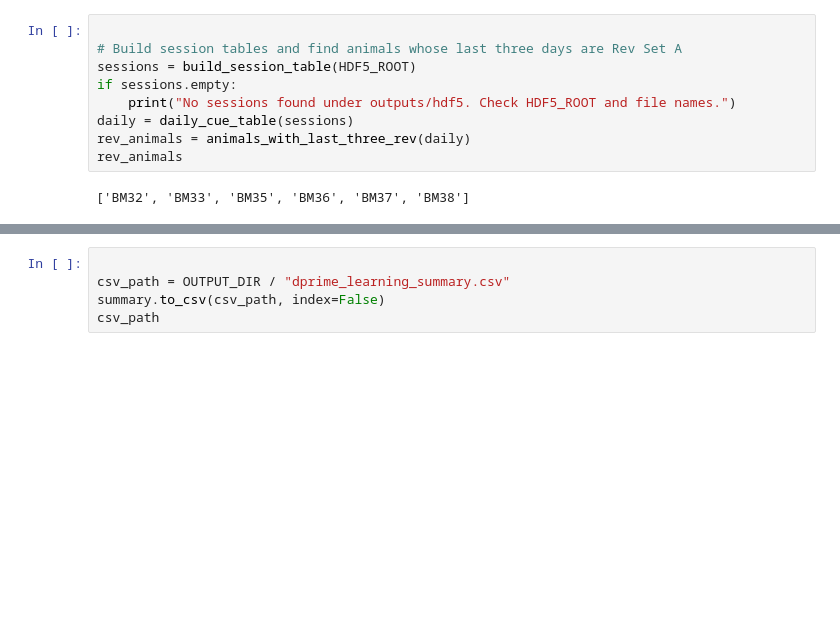
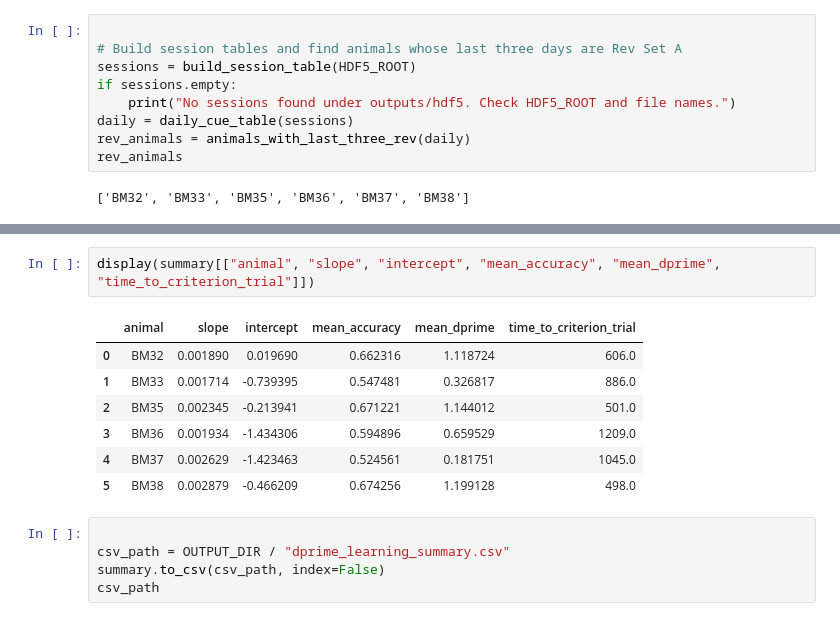
Before and after one commit to boazmohar/DELTA_Behavior, a Jupyter notebook: notebooks/dprime_learning_after_switch.ipynb, the cells around one changed output, grey strips where cells are left out. Saved outputs shown, nothing was run; the diff lists cells and outputs as text; blank space fills up the shorter version.

```diff
--- a/notebooks/dprime_learning_after_switch.ipynb
+++ b/notebooks/dprime_learning_after_switch.ipynb
@@ -278,6 +278,16 @@ summary
 | 3 | BM36 | 2025-09-24 | 2025-09-24, 2025-09-25, 2025-09-26 | 1881 | 1852 | 0.001934 | -1.434306 | 0.594896 | ... |
 | 4 | BM37 | 2025-10-11 | 2025-10-11, 2025-10-12, 2025-10-13 | 1140 | 1111 | 0.002629 | -1.423463 | 0.524561 | ... |
 | 5 | BM38 | 2025-10-11 | 2025-10-11, 2025-10-12, 2025-10-13 | 1142 | 1113 | 0.002879 | -0.466209 | 0.674256 | ... |
+# %%
+display(summary[["animal", "slope", "intercept", "mean_accuracy", "mean_dprime", "time_to_criterion_trial"]])
+# %% [output]
+|  | animal | slope | intercept | mean_accuracy | mean_dprime | time_to_criterion_trial |
+| 0 | BM32 | 0.001890 | 0.019690 | 0.662316 | 1.118724 | 606.0 |
+| 1 | BM33 | 0.001714 | -0.739395 | 0.547481 | 0.326817 | 886.0 |
+| 2 | BM35 | 0.002345 | -0.213941 | 0.671221 | 1.144012 | 501.0 |
+| 3 | BM36 | 0.001934 | -1.434306 | 0.594896 | 0.659529 | 1209.0 |
+| 4 | BM37 | 0.002629 | -1.423463 | 0.524561 | 0.181751 | 1045.0 |
+| 5 | BM38 | 0.002879 | -0.466209 | 0.674256 | 1.199128 | 498.0 |
 # %%
 
 csv_path = OUTPUT_DIR / "dprime_learning_summary.csv"
```
Also changed, not shown: 2 other files.
